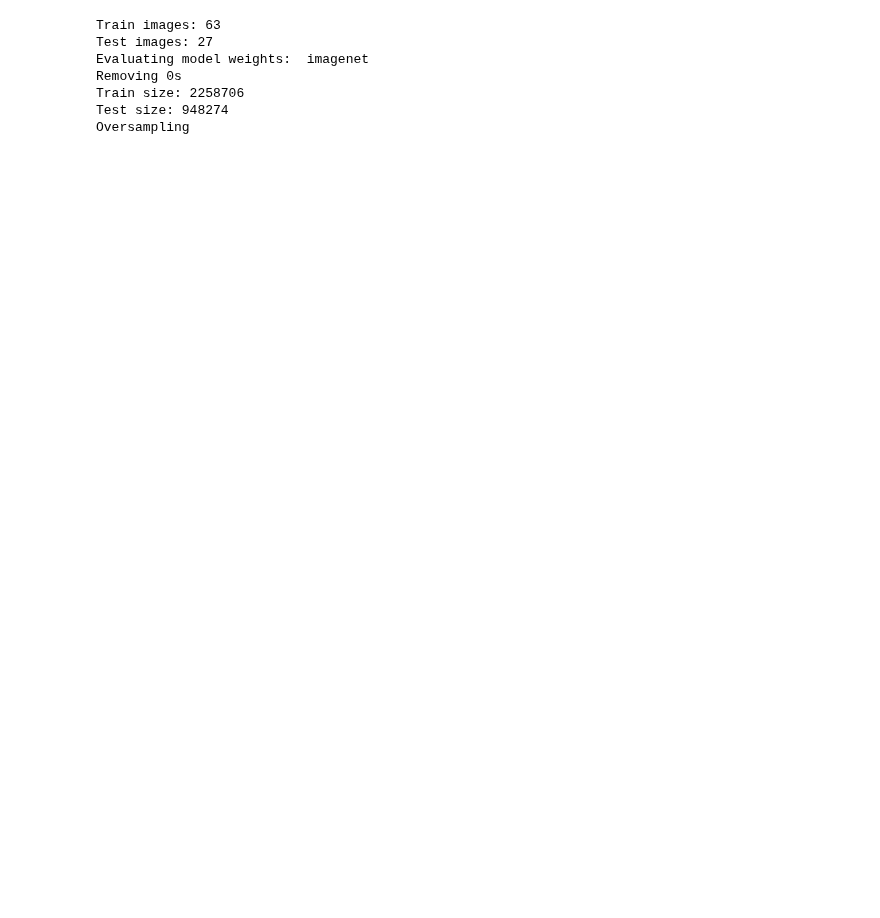
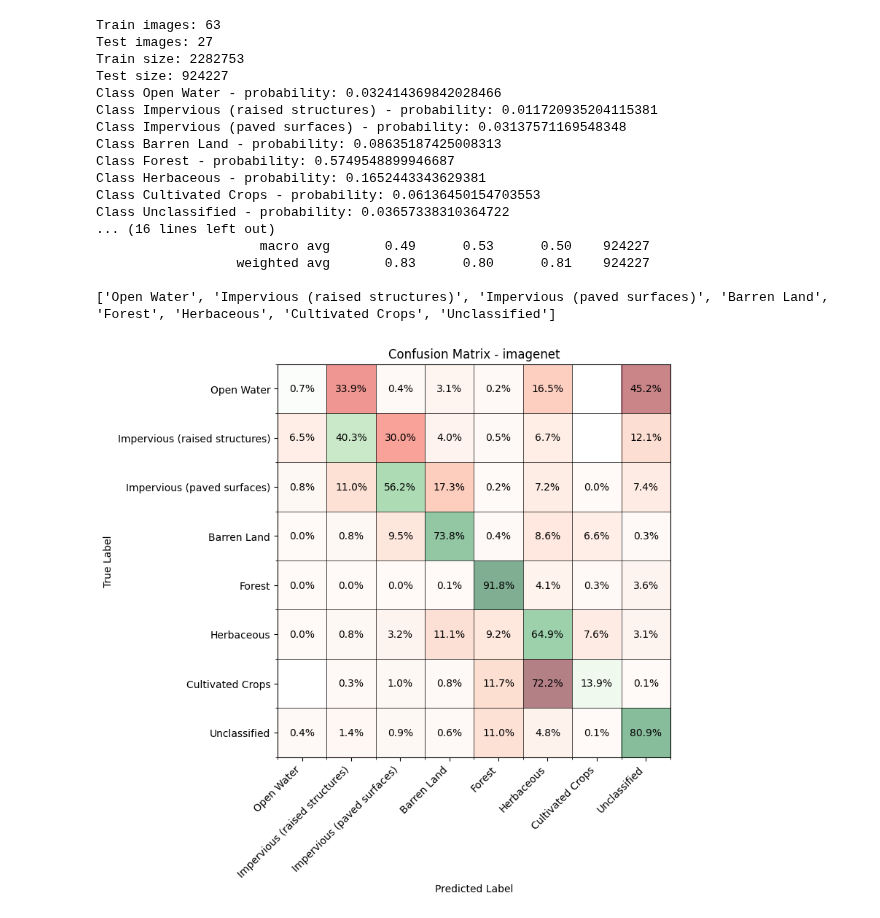
Before and after one commit to DakotaHester/ms-land-cover, a Jupyter notebook: classification_test.ipynb, the cells around one changed output. Drawn from its saved outputs; the diff is of its cells as text; code cells hidden in the pictures; blank space fills up the shorter version.

Commit message:
Play around with classification testing a little bit more

```diff
--- a/classification_test.ipynb
+++ b/classification_test.ipynb
@@ -130,58 +181,71 @@ Total number of features: 276
 train_df, test_df = train_test_split(img_paths_df, test_size=0.3, random_state=1701)
 
 print(f'Train images: {len(train_df)}')
 print(f'Test images: {len(test_df)}')
 
 offset = (256 - 192) // 2 # only keep the center 192x192 pixels due to edge effects
 
+y_train = np.stack(train_df['y'].values)[:, :, offset:-offset, offset:-offset].flatten()
+y_test = np.stack(test_df['y'].values)[:, :, offset:-offset, offset:-offset].flatten()
 y_preds = {}
+
+zero_indices_train = (y_train == 0)
+zero_indices_test = (y_test == 0)
+
+y_train = y_train[~zero_indices_train] - 1
+y_test = y_test[~zero_indices_test] - 1
+
+print(f'Train size: {y_train.shape[0]}')
+print(f'Test size: {y_test.shape[0]}')
+
+probs = np.bincount(y_train) / len(y_train)
+sample_weights = compute_sample_weight('balanced', y=y_train)
+for i in range(len(probs)):
+    print(f'Class {LEGEND_CLASSES[i+1]} - probability: {probs[i]}')
 
 for model in ['imagenet', 'hsv_simclr', 'none']:
     print("Evaluating model weights: ", model)
+
+    print('Preparing data')
 
     if model == 'none':
         X_train = np.stack(train_df[f'aggregated_features_imagenet'])[:, :, offset:-offset, offset:-offset].transpose(0, 2, 3, 1).reshape(-1, n_features)[:, -6:]
         X_test = np.stack(test_df[f'aggregated_features_imagenet'])[:, :, offset:-offset, offset:-offset].transpose(0, 2, 3, 1).reshape(-1, n_features)[:, -6:]
 
     else:
         X_train = np.stack(train_df[f'aggregated_features_{model}'])[:, :, offset:-offset, offset:-offset].transpose(0, 2, 3, 1).reshape(-1, n_features)
         X_test = np.stack(test_df[f'aggregated_features_{model}'])[:, :, offset:-offset, offset:-offset].transpose(0, 2, 3, 1).reshape(-1, n_features)
 
-    y_train = np.stack(train_df['y'].values)[:, :, offset:-offset, offset:-offset].flatten()
-    y_test = np.stack(test_df['y'].values)[:, :, offset:-offset, offset:-offset].flatten()
-
-    print('Removing 0s')
-
-    X_train = X_train[y_train != 0]
-    y_train = y_train[y_train != 0] - 1 # 0-based index
-
-    X_test = X_test[y_test != 0]
-    y_test = y_test[y_test != 0] - 1 # 0-based index
-
-    print(f'Train size: {X_train.shape[0]}')
-    print(f'Test size: {X_test.shape[0]}')
-
-    print(f'Oversampling')
-
-    smote = SMOTE(sampling_strategy='auto', random_state=1701, k_neighbors=NearestNeighbors(n_neighbors=5, n_jobs=-1))
-    X_train, y_train = smote.fit_resample(X_train, y_train)
-
-    print(f'Train size after oversampling: {X_train.shape[0]}')
+    X_train = X_train[~zero_indices_train] - 1
+    X_test = X_test[~zero_indices_test] - 1
 
     print('Training XGBoost model')
 
-    xgb = XGBClassifier(n_estimators=20, n_jobs=-1, random_state=1701)
-    xgb.fit(X_train, y_train)
+    xgb = XGBClassifier(n_estimators=100, n_jobs=-1, random_state=1701)
+    xgb.fit(X_train, y_train, sample_weight=sample_weights)
 
     print('Evaluating model')
     y_pred = xgb.predict(X_test)
-    print(classification_report(y_test, y_pred))
+    print(classification_report(y_test, y_pred, target_names=list(LEGEND_CLASSES.values())[1:]))
     y_preds[model] = y_pred
+
+    plot_confusion_matrix(y_test, y_pred, labels=list(LEGEND_CLASSES.values())[1:], title=f'Confusion Matrix - {model}')
 # %% [output]
 Train images: 63
 Test images: 27
-Evaluating model weights:  imagenet
-Removing 0s
-Train size: 2258706
-Test size: 948274
-Oversampling
+Train size: 2282753
+Test size: 924227
+Class Open Water - probability: 0.032414369842028466
+Class Impervious (raised structures) - probability: 0.011720935204115381
+Class Impervious (paved surfaces) - probability: 0.03137571169548348
+Class Barren Land - probability: 0.08635187425008313
+Class Forest - probability: 0.5749548899946687
+Class Herbaceous - probability: 0.1652443343629381
+Class Cultivated Crops - probability: 0.06136450154703553
+Class Unclassified - probability: 0.03657338310364722
+... (16 lines left out)
+                     macro avg       0.49      0.53      0.50    924227
+                  weighted avg       0.83      0.80      0.81    924227
+
+['Open Water', 'Impervious (raised structures)', 'Impervious (paved surfaces)', 'Barren Land', 'Forest', 'Herbaceous', 'Cultivated Crops', 'Unclassified']
+[figure, added]
```
Also changed, not shown: parts of 14 cells of this notebook.
